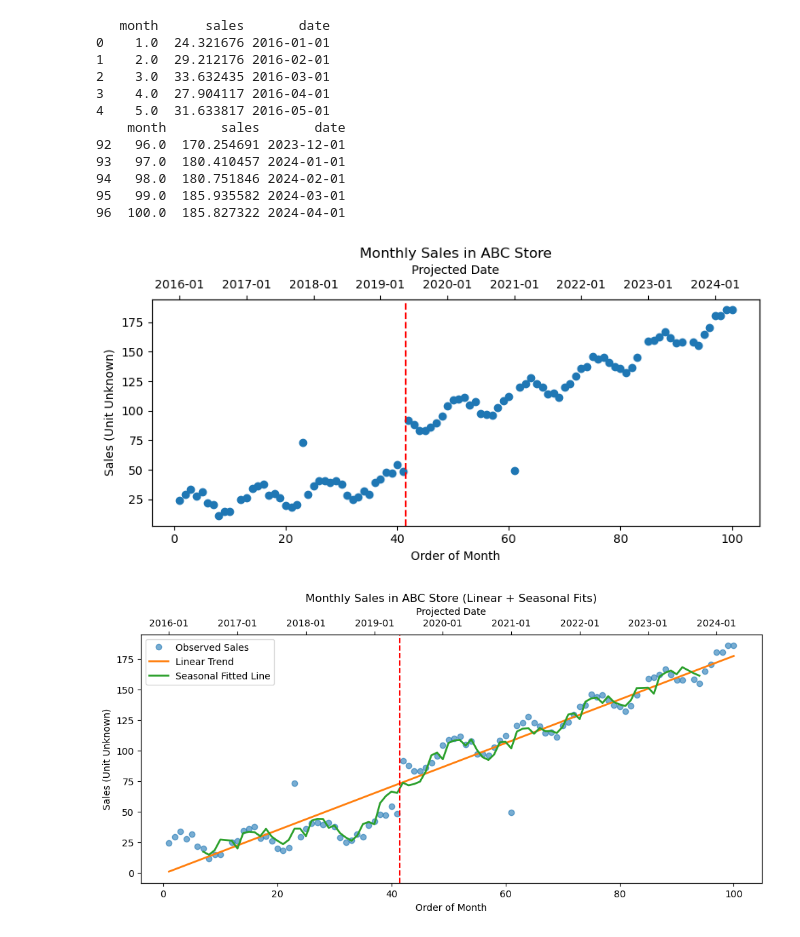
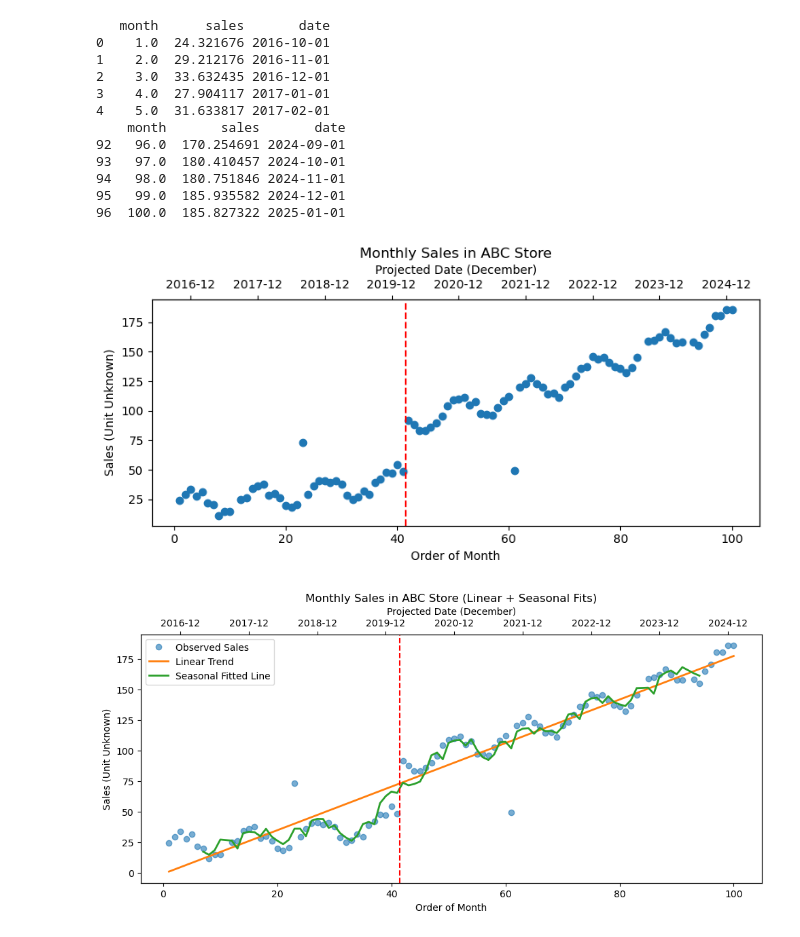
Before and after one commit to kevin-chao-com/retail-sales-forecasting-demo, a Jupyter notebook: scripts/test_sales_forecast.ipynb, the cells around one changed output. Saved outputs shown, nothing was run; the diff lists cells and outputs as text; code cells hidden in the pictures.

```diff
--- a/scripts/test_sales_forecast.ipynb
+++ b/scripts/test_sales_forecast.ipynb
@@ -56,7 +56,7 @@ memory usage: 2.3 KB
 None
 # %%
 # CASE 1: "month" is just a running number (1, 2, 3, ...) and we want to start at 2020-01
-start_date = pd.Timestamp("2016-01-01")
+start_date = pd.Timestamp("2016-10-01")
 
 # create a proper datetime column based on row position
 # if your "month" column is 1-based and strictly increasing, we can do:
@@ -70,46 +70,47 @@ print(df.head())
 print(df.tail())
 # %% [output]
    month      sales       date
-0    1.0  24.321676 2016-01-01
-1    2.0  29.212176 2016-02-01
-2    3.0  33.632435 2016-03-01
-3    4.0  27.904117 2016-04-01
-4    5.0  31.633817 2016-05-01
+0    1.0  24.321676 2016-10-01
+1    2.0  29.212176 2016-11-01
+2    3.0  33.632435 2016-12-01
+3    4.0  27.904117 2017-01-01
+4    5.0  31.633817 2017-02-01
     month       sales       date
-92   96.0  170.254691 2023-12-01
-93   97.0  180.410457 2024-01-01
-94   98.0  180.751846 2024-02-01
-95   99.0  185.935582 2024-03-01
-96  100.0  185.827322 2024-04-01
+92   96.0  170.254691 2024-09-01
+93   97.0  180.410457 2024-10-01
+94   98.0  180.751846 2024-11-01
+95   99.0  185.935582 2024-12-01
+96  100.0  185.827322 2025-01-01
 # %%
 # Quick look at the data
 fig, ax1 = plt.subplots(figsize=(8, 4))
 
 # Plot sales using the bottom x-axis (month)
 ax1.plot(df.month, df.sales, 'o')
 ax1.set_xlabel('Order of Month')
 ax1.set_ylabel('Sales (Unit Unknown)')
 ax1.set_title('Monthly Sales in ABC Store')
 
 # Create a secondary x-axis on top for date
 ax2 = ax1.twiny()
 ax2.set_xlim(ax1.get_xlim())
 
-# Show only January dates on the upper x-axis
-january_mask = df.date.dt.month == 1
-jan_months = df.month[january_mask]
-jan_labels = df.date[january_mask].dt.strftime('%Y-%m')
+# Show only December dates on the upper x-axis
+december_mask = df.date.dt.month == 12
+dec_months = df.month[december_mask]
+dec_labels = df.date[december_mask].dt.strftime('%Y-%m')
 
-ax2.set_xticks(jan_months)
-ax2.set_xticklabels(jan_labels)
-ax2.set_xlabel('Projected Date')
+ax2.set_xticks(dec_months)
+ax2.set_xticklabels(dec_labels)
+ax2.set_xlabel('Projected Date (December)')
 
+# Add vertical reference line
 ax1.axvline(x=41.5, color="red", linestyle="--", linewidth=1.5)
 
 plt.tight_layout()
 plt.show()
 # %% [output]
-[figure, old version]
+[figure, new version]
 # %%
 # 2. Linear regression fit
 df2 = df.copy()   # ✅ make a copy before modifying
@@ -138,23 +139,23 @@ ax1.set_xlabel("Order of Month")
 ax1.set_ylabel("Sales (Unit Unknown)")
 ax1.set_title("Monthly Sales in ABC Store (Linear + Seasonal Fits)")
 
-# Top x-axis: only January labels
+# Top x-axis: only December labels
 ax2 = ax1.twiny()
 ax2.set_xlim(ax1.get_xlim())
 
-january_mask = df2.index.month == 1
-jan_months = df2["month"][january_mask]
-jan_labels = df2.index[january_mask].strftime("%Y-%m")
+december_mask = df2.index.month == 12
+dec_months = df2["month"][december_mask]
+dec_labels = df2.index[december_mask].strftime("%Y-%m")
 
-ax2.set_xticks(jan_months)
-ax2.set_xticklabels(jan_labels)
-ax2.set_xlabel("Projected Date")
+ax2.set_xticks(dec_months)
+ax2.set_xticklabels(dec_labels)
+ax2.set_xlabel("Projected Date (December)")
 
 ax1.legend(loc="upper left")
 plt.tight_layout()
 plt.show()
 # %% [output]
-[figure, old version]
+[figure, new version]
 # %%
 import pandas as pd
 import numpy as np
```
Also changed, not shown: parts of 6 cells of this notebook.
